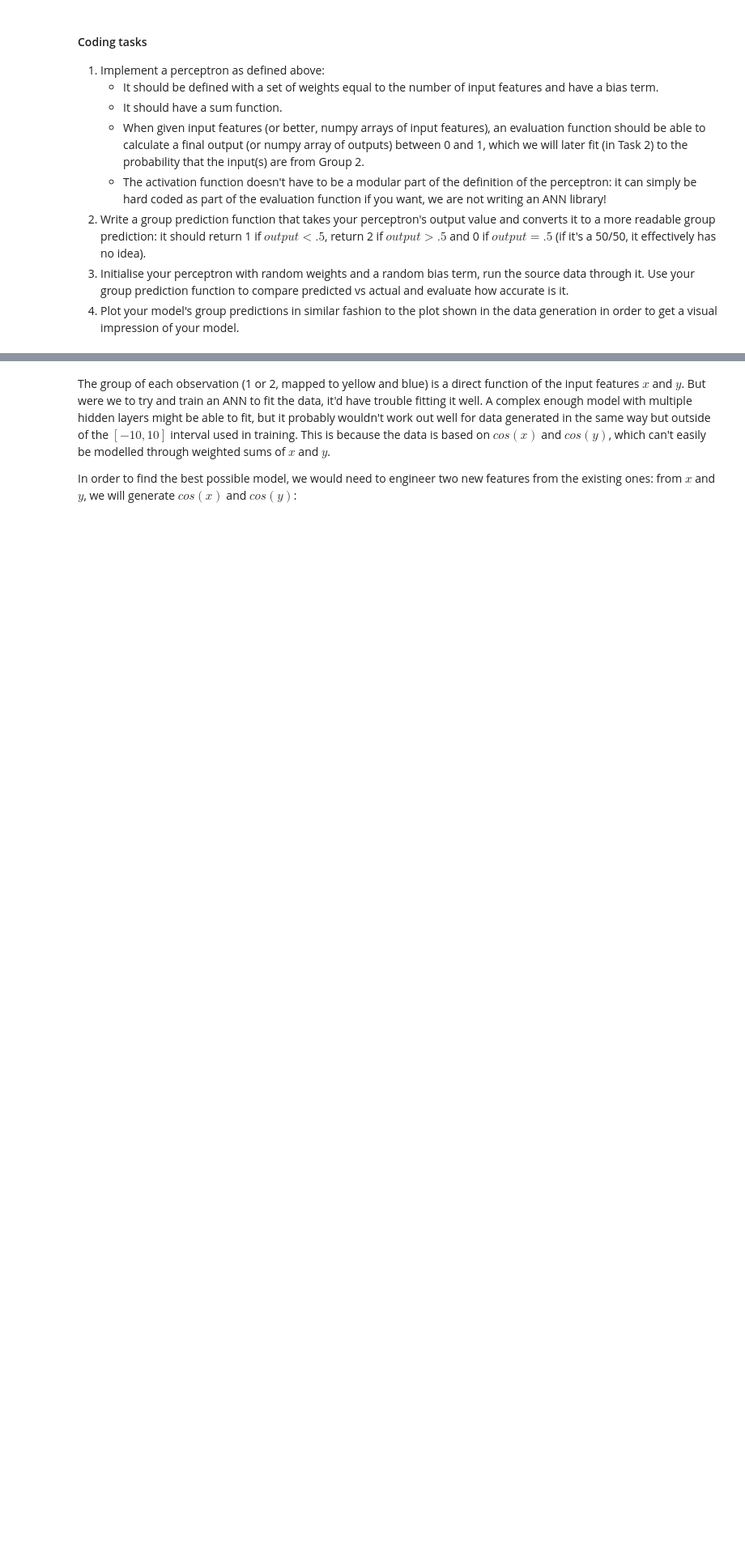
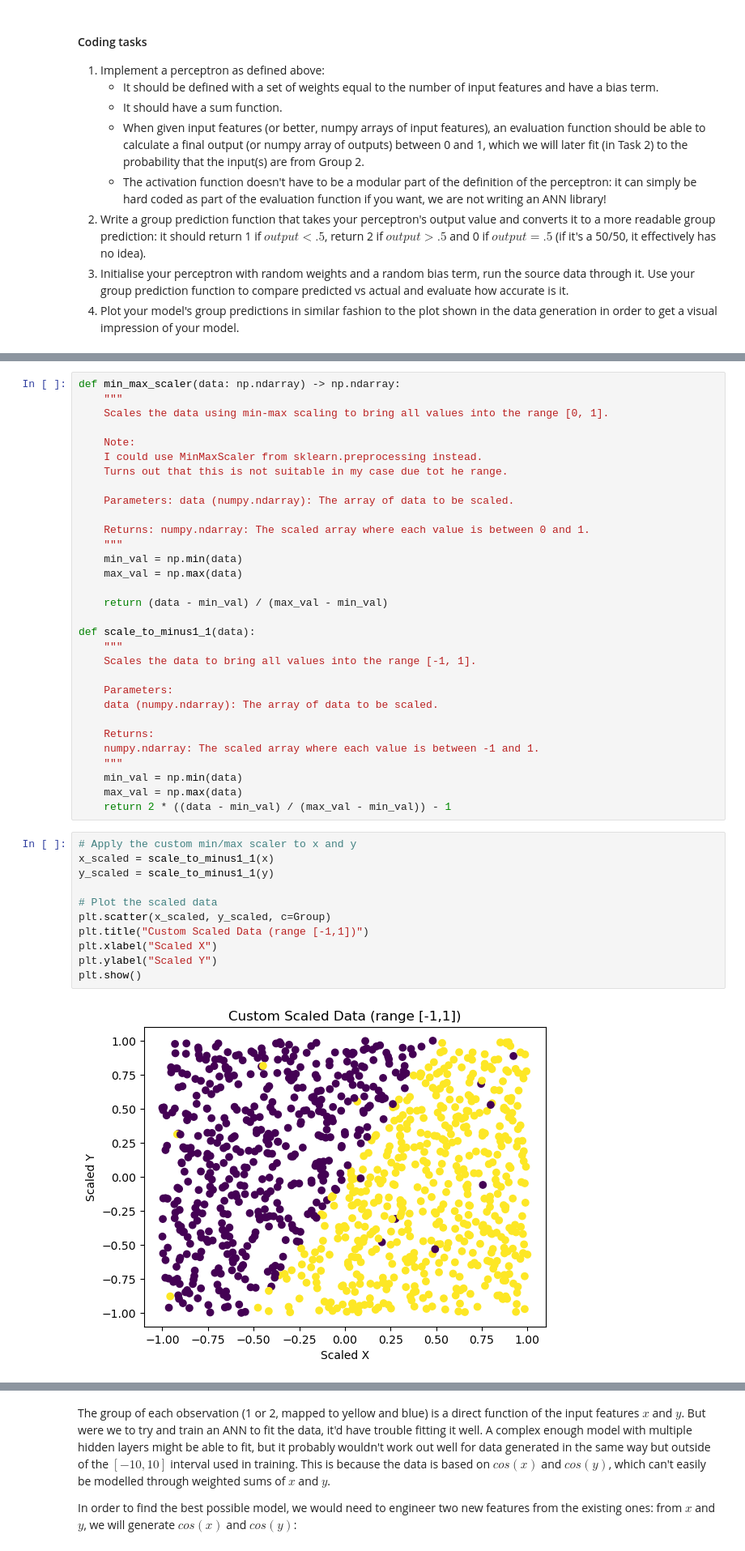
Before and after one commit to sean-meade/Neural-Networks, a Jupyter notebook: Etivity2_NeuralNetworks_9539719.ipynb, the cells around one changed output, grey strips where cells are left out. Shown at 81% size. Saved outputs shown, nothing was run; the diff lists cells and outputs as text; blank space fills up the shorter version.

Commit message:
Scaling data (for overflow issues). Add stubs for T2.

```diff
--- a/Etivity2_NeuralNetworks_9539719.ipynb
+++ b/Etivity2_NeuralNetworks_9539719.ipynb
@@ -101,0 +104,44 @@ So Which means our perceptron looks like this:
+# %%
+def min_max_scaler(data: np.ndarray) -> np.ndarray:
+    """
+    Scales the data using min-max scaling to bring all values into the range [0, 1].
+
+    Note:
+    I could use MinMaxScaler from sklearn.preprocessing instead.
+    Turns out that this is not suitable in my case due tot he range.
+
+    Parameters: data (numpy.ndarray): The array of data to be scaled.
+
+    Returns: numpy.ndarray: The scaled array where each value is between 0 and 1.
+    """
+    min_val = np.min(data)
+    max_val = np.max(data)
+
+    return (data - min_val) / (max_val - min_val)
+
+def scale_to_minus1_1(data):
+    """
+    Scales the data to bring all values into the range [-1, 1].
+
+    Parameters:
+    data (numpy.ndarray): The array of data to be scaled.
+
+    Returns:
+    numpy.ndarray: The scaled array where each value is between -1 and 1.
+    """
+    min_val = np.min(data)
+    max_val = np.max(data)
+    return 2 * ((data - min_val) / (max_val - min_val)) - 1
+# %%
+# Apply the custom min/max scaler to x and y
+x_scaled = scale_to_minus1_1(x)
+y_scaled = scale_to_minus1_1(y)
+
+# Plot the scaled data
+plt.scatter(x_scaled, y_scaled, c=Group)
+plt.title("Custom Scaled Data (range [-1,1])")
+plt.xlabel("Scaled X")
+plt.ylabel("Scaled Y")
+plt.show()
+# %% [output]
+[figure, added]
```
Also changed, not shown: parts of 24 cells of this notebook.
